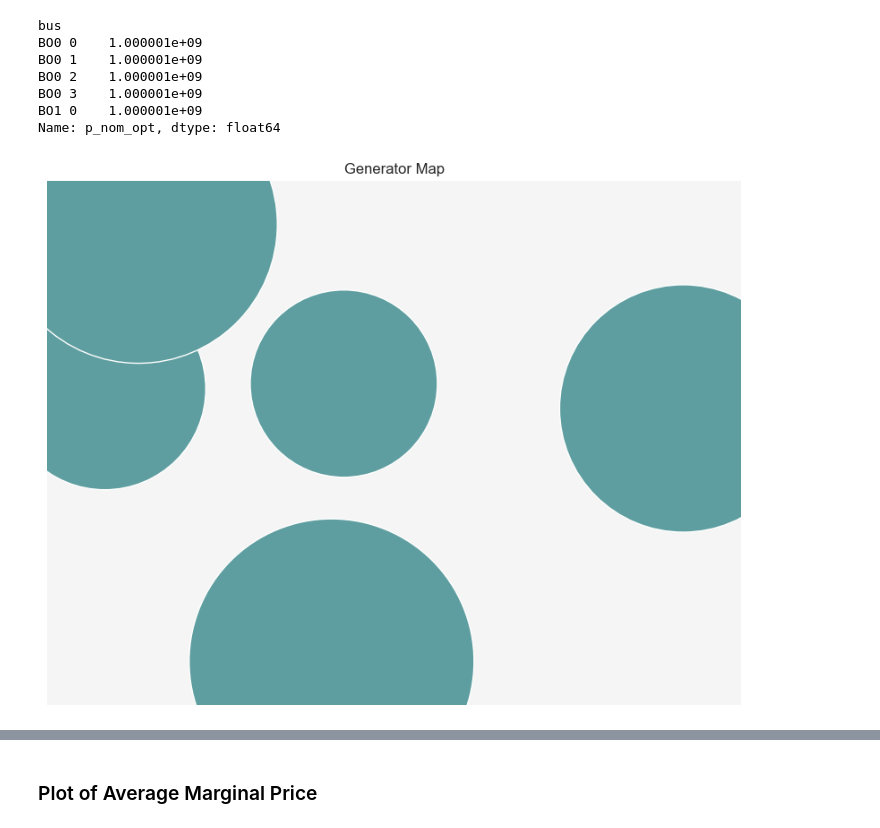
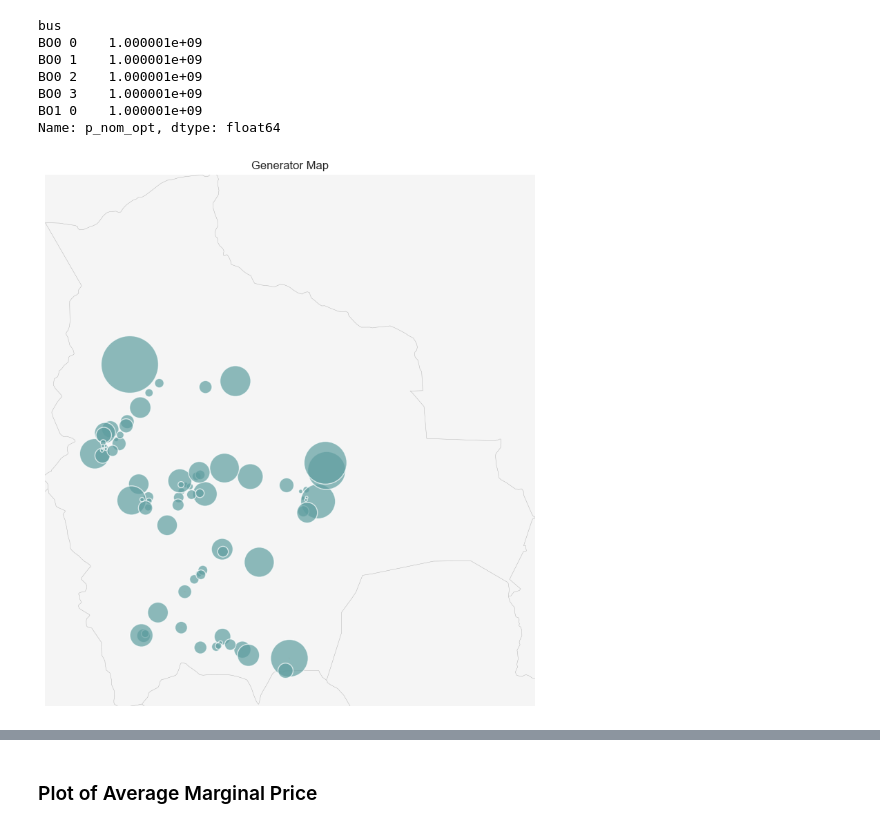
Before and after one commit to carlosfv92/pypsa-africa, a Jupyter notebook: Result_analysis/0_solve_network_results_BO.ipynb, the cells around one changed output, grey strips where cells are left out. Cells and saved outputs as stored; diff of their text form; code cells hidden in the pictures.

```diff
--- a/Result_analysis/0_solve_network_results_BO.ipynb
+++ b/Result_analysis/0_solve_network_results_BO.ipynb
@@ -406,6 +470,9 @@ BO0 3    1.000001e+09
 BO1 0    1.000001e+09
 Name: p_nom_opt, dtype: float64
 # %%
+world = gpd.read_file(gpd.datasets.get_path("naturalearth_lowres"))
+shapes=world[world.name.isin(["Bolivia"])].set_index("name")
+
 fig, ax = plt.subplots(
     figsize=(10, 10),
     subplot_kw={
@@ -415,39 +482,39 @@ fig, ax = plt.subplots(
 
 # loading = (n3.lines_t.p0.abs().mean().sort_index() / (n3.lines.s_nom_opt*n.lines.s_max_pu).sort_index()).fillna(0.)
 
 n.plot(
     margin=0.1,
-    ax=None,
+    ax=ax,
     geomap=True,  #'10m' leads to a beautiful high resolution map
     projection=None,
     bus_colors="cadetblue",
-    bus_alpha=1,
+    bus_alpha=0.7,
     bus_sizes=normalize_node_size(
         n.loads_t.p_set.sum().rename("load").rename_axis("bus")
-    ),  # n.loads_t.p_set.sum().rename("load").rename_axis("bus")*.0000003,
+    )*0.5,  # n.loads_t.p_set.sum().rename("load").rename_axis("bus")*.0000003,
     bus_cmap=None,
     line_colors="rosybrown",
     link_colors="darkseagreen",  # loading
     transformer_colors="orange",
-    line_widths=n.lines.s_nom_opt / 3000000000e2,
+    line_widths=n.lines.s_nom_opt / 1e2,
     link_widths=1.5,
     transformer_widths=1.5,
     line_cmap=None,
     link_cmap=None,  # plt.cm.virdis (colordmap for line loading)
     transformer_cmap=None,
     flow=None,
     branch_components=None,
     layouter=None,
     title="Generator Map",
     boundaries=None,
     geometry=False,
     jitter=None,
     color_geomap=True,
 )  # None or True
 
-ax.axis("off");
+ax.set_extent([shapes.total_bounds[0], shapes.total_bounds[2],shapes.total_bounds[1], shapes.total_bounds[3]], crs=ccrs.PlateCarree())
 # %% [output]
-[figure, old version]
+[figure, new version]
 # %%
 # backup
 gen_serie = n.generators.iloc[:, :].groupby(["bus", "carrier"]).p_nom_opt.sum()
```
Also changed, not shown: parts of 36 cells of this notebook, 3 other files.
